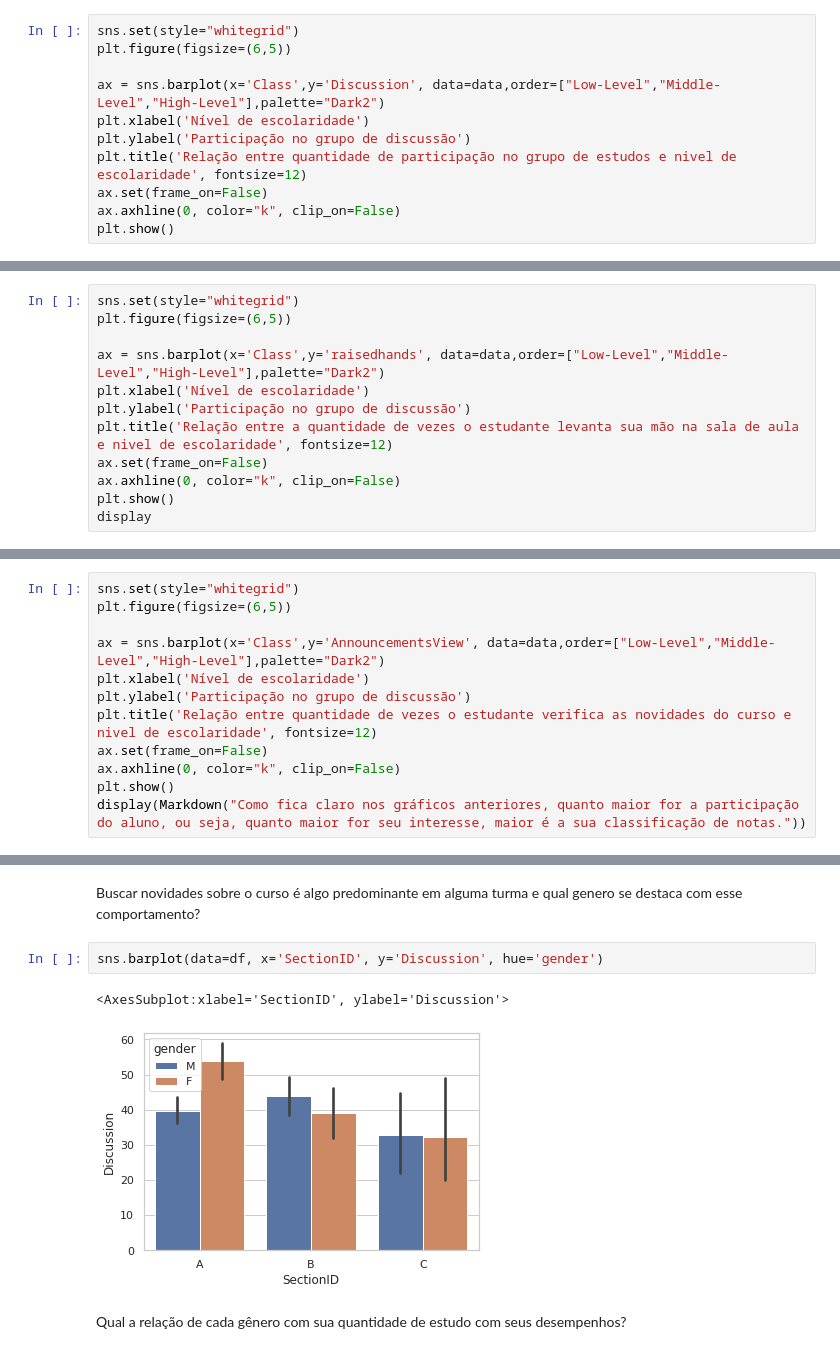
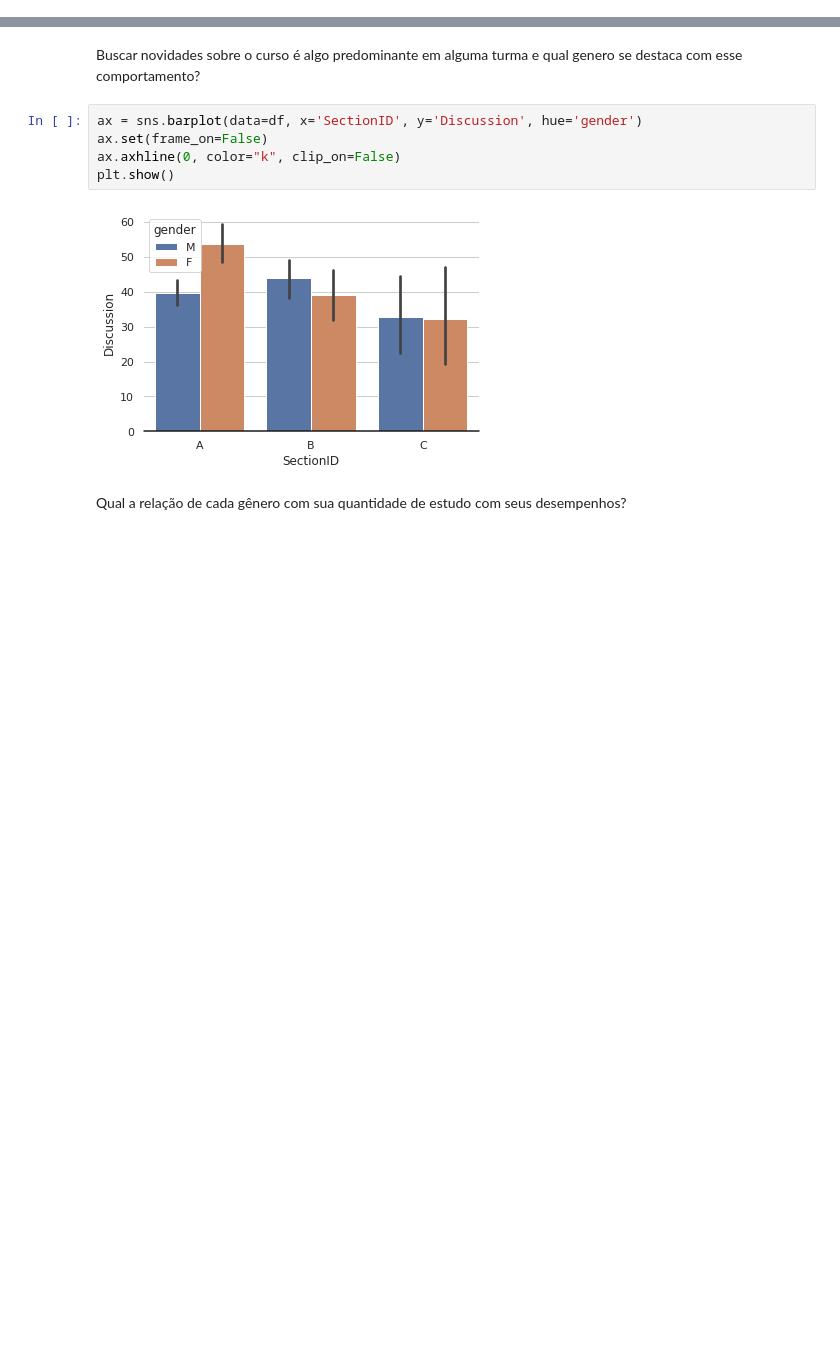
Before and after one commit to atlantico-academy/student-academic-performance, a Jupyter notebook: notebooks/01-exploratory_data_analysis.ipynb, the cells around one changed output, grey strips where cells are left out. Cells and saved outputs as stored; diff of their text form; blank space fills up the shorter version.

```diff
--- a/notebooks/01-exploratory_data_analysis.ipynb
+++ b/notebooks/01-exploratory_data_analysis.ipynb
@@ -668,11 +665,0 @@ A participação dos alunos influência seu desempenho?
-# %%
-sns.set(style="whitegrid")
-plt.figure(figsize=(6,5))
-
-ax = sns.barplot(x='Class',y='Discussion', data=data,order=["Low-Level","Middle-Level","High-Level"],palette="Dark2")
-plt.xlabel('Nível de escolaridade')
-plt.ylabel('Participação no grupo de discussão')
-plt.title('Relação entre quantidade de participação no grupo de estudos e nivel de escolaridade', fontsize=12)
-ax.set(frame_on=False)
-ax.axhline(0, color="k", clip_on=False)
-plt.show()
@@ -686,12 +665,0 @@ Tirar dúvidas em sala faz os alunos terem melhores notas?
-# %%
-sns.set(style="whitegrid")
-plt.figure(figsize=(6,5))
-
-ax = sns.barplot(x='Class',y='raisedhands', data=data,order=["Low-Level","Middle-Level","High-Level"],palette="Dark2")
-plt.xlabel('Nível de escolaridade')
-plt.ylabel('Participação no grupo de discussão')
-plt.title('Relação entre a quantidade de vezes o estudante levanta sua mão na sala de aula e nivel de escolaridade', fontsize=12)
-ax.set(frame_on=False)
-ax.axhline(0, color="k", clip_on=False)
-plt.show()
-display
@@ -703,12 +665,0 @@ Relação entre a quantidade de vezes o estudante verifica as novidades do curso
-# %%
-sns.set(style="whitegrid")
-plt.figure(figsize=(6,5))
-
-ax = sns.barplot(x='Class',y='AnnouncementsView', data=data,order=["Low-Level","Middle-Level","High-Level"],palette="Dark2")
-plt.xlabel('Nível de escolaridade')
-plt.ylabel('Participação no grupo de discussão')
-plt.title('Relação entre quantidade de vezes o estudante verifica as novidades do curso e nivel de escolaridade', fontsize=12)
-ax.set(frame_on=False)
-ax.axhline(0, color="k", clip_on=False)
-plt.show()
-display(Markdown("Como fica claro nos gráficos anteriores, quanto maior for a participação do aluno, ou seja, quanto maior for seu interesse, maior é a sua classificação de notas."))
@@ -718,10 +666,12 @@ Como fica claro nos gráficos anteriores, quanto maior for a participação do a
 # %% [markdown]
 Buscar novidades sobre o curso é algo predominante em alguma turma e qual genero se destaca com esse comportamento?
 # %%
-sns.barplot(data=df, x='SectionID', y='Discussion', hue='gender')
+ax = sns.barplot(data=df, x='SectionID', y='Discussion', hue='gender')
+ax.set(frame_on=False)
+ax.axhline(0, color="k", clip_on=False)
+plt.show()
 # %% [output]
-<AxesSubplot:xlabel='SectionID', ylabel='Discussion'>
-[figure, old version]
+[figure, new version]
 # %% [markdown]
 Qual a relação de cada gênero com sua quantidade de estudo com seus desempenhos?
 # %%
```
Also changed, not shown: parts of 7 cells of this notebook.
